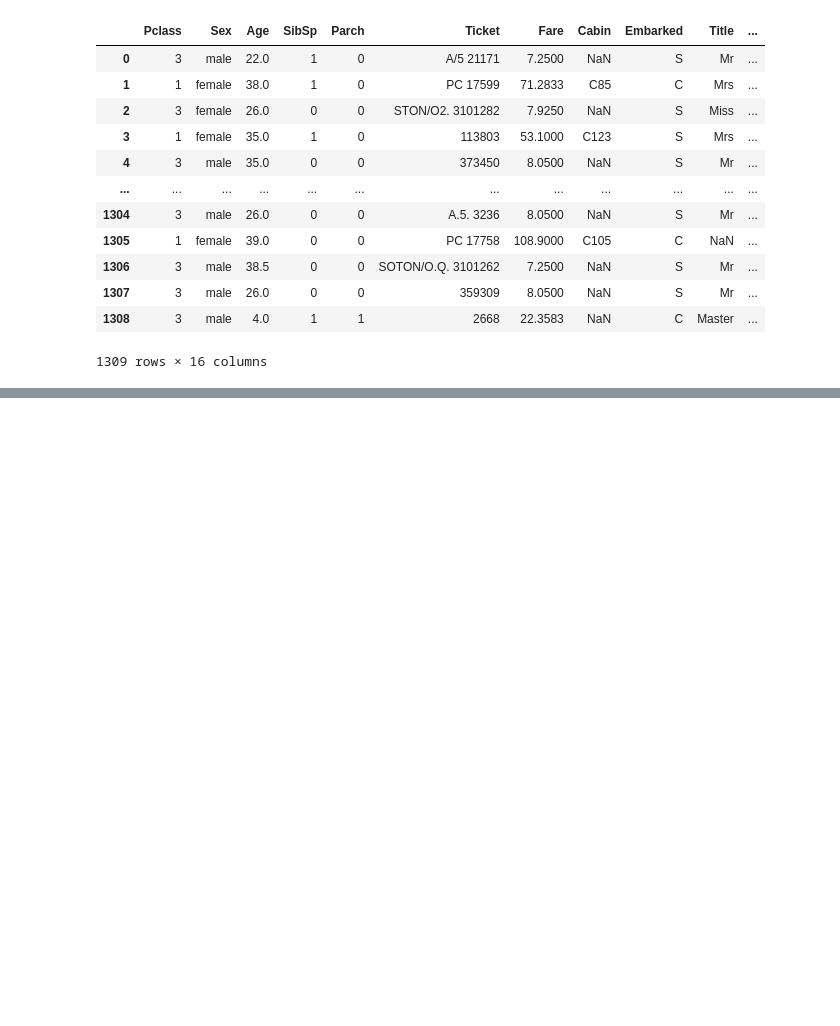
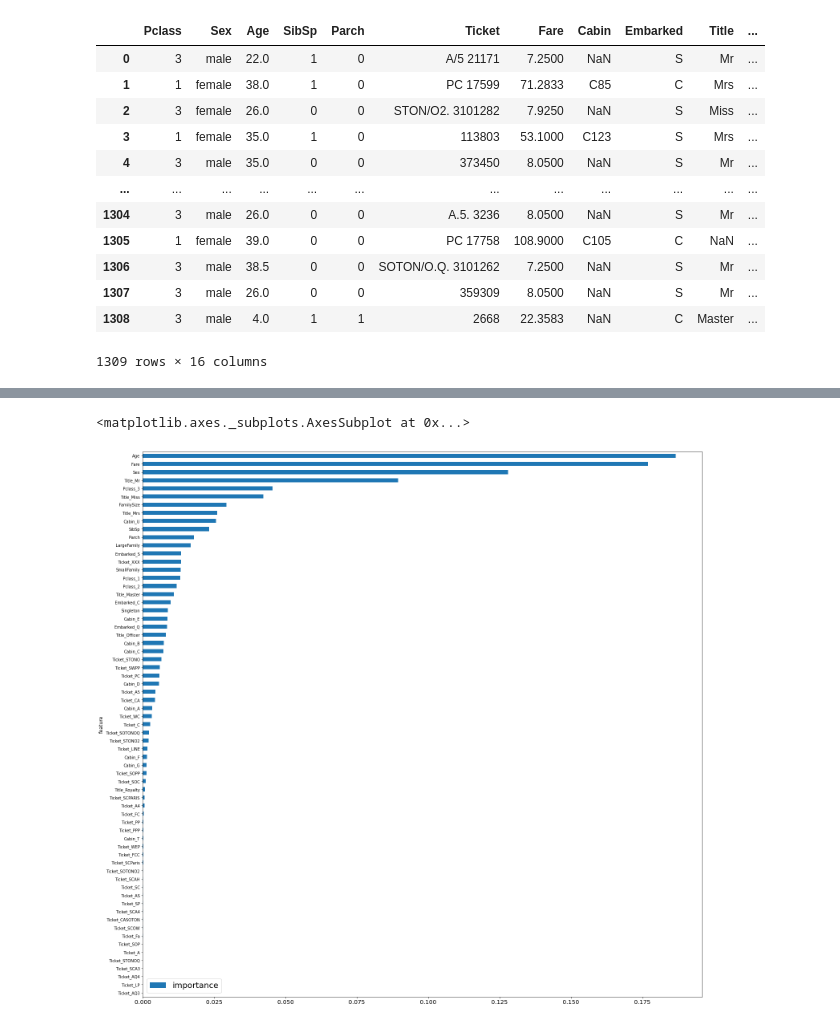
Before and after one commit to xuxiufeng/Titanic-Machine_Learning_from_Disaster, a Jupyter notebook: Titanic_Machine_Learning_from_Disaster.ipynb, the cells around one changed output, grey strips where cells are left out. Cells and saved outputs as stored; diff of their text form; code cells hidden in the pictures; blank space fills up the shorter version.

```diff
--- a/Titanic_Machine_Learning_from_Disaster.ipynb
+++ b/Titanic_Machine_Learning_from_Disaster.ipynb
@@ -559,0 +696,4 @@ Name: Cabin, Length: 891, dtype: object
+# %%
+features = pd.DataFrame()
+features['feature'] = train.columns
+features
@@ -559,0 +714,3 @@ Name: Cabin, Length: 891, dtype: object
+# %%
+features['importance'] = clf.feature_importances_
+features
@@ -559,0 +731,3 @@ Name: Cabin, Length: 891, dtype: object
+# %%
+features.sort_values(by=['importance'], ascending=True, inplace=True)
+features
@@ -559,0 +748,3 @@ Name: Cabin, Length: 891, dtype: object
+# %%
+features.set_index('feature', inplace=True)
+features
@@ -559,0 +766,5 @@ Name: Cabin, Length: 891, dtype: object
+# %%
+features.plot(kind='barh', figsize=(25, 25))
+# %% [output]
+<matplotlib.axes._subplots.AxesSubplot at 0x...>
+[figure, added]
```
Also changed, not shown: parts of 38 cells of this notebook.
